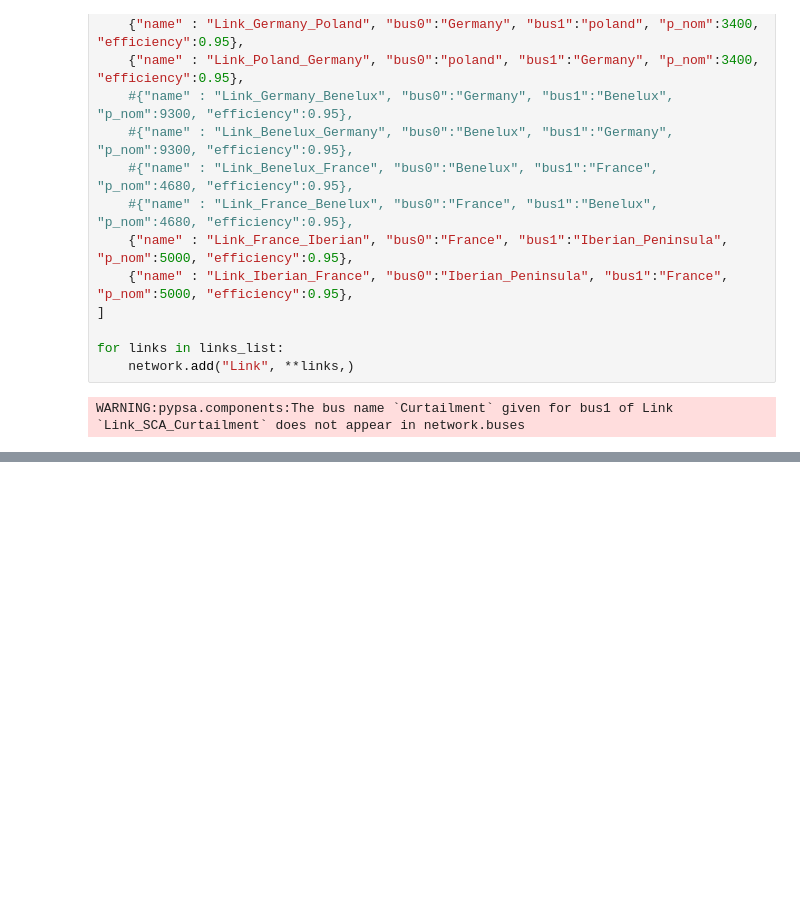
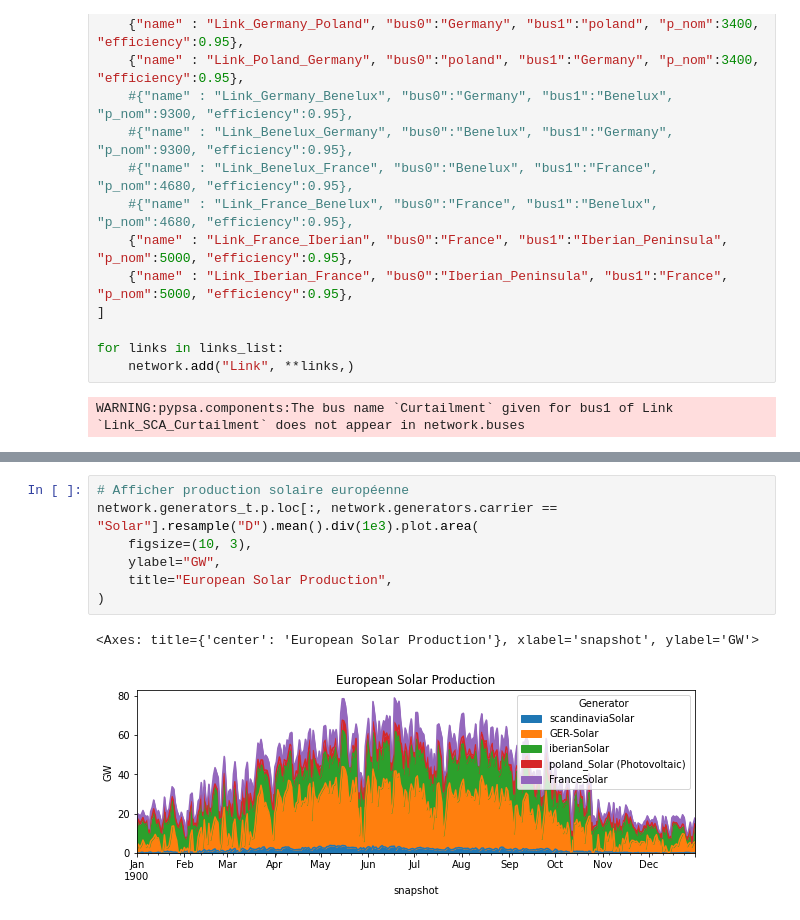
Before and after one commit to mikolaj2268/ATHENS-Planning-the-European-electricity-system, a Jupyter notebook: Europe 2.ipynb, the cells around one changed output, grey strips where cells are left out. Saved outputs shown, nothing was run; the diff lists cells and outputs as text; blank space fills up the shorter version.

```diff
--- a/Europe 2.ipynb
+++ b/Europe 2.ipynb
@@ -217,0 +220,10 @@ array([<Axes: xlabel='snapshot', ylabel='GW'>,
+# %%
+# Afficher production solaire européenne
+network.generators_t.p.loc[:, network.generators.carrier == "Solar"].resample("D").mean().div(1e3).plot.area(
+    figsize=(10, 3),
+    ylabel="GW",
+    title="European Solar Production",
+)
+# %% [output]
+<Axes: title={'center': 'European Solar Production'}, xlabel='snapshot', ylabel='GW'>
+[figure, added]
```
Also changed, not shown: parts of 15 cells of this notebook.
